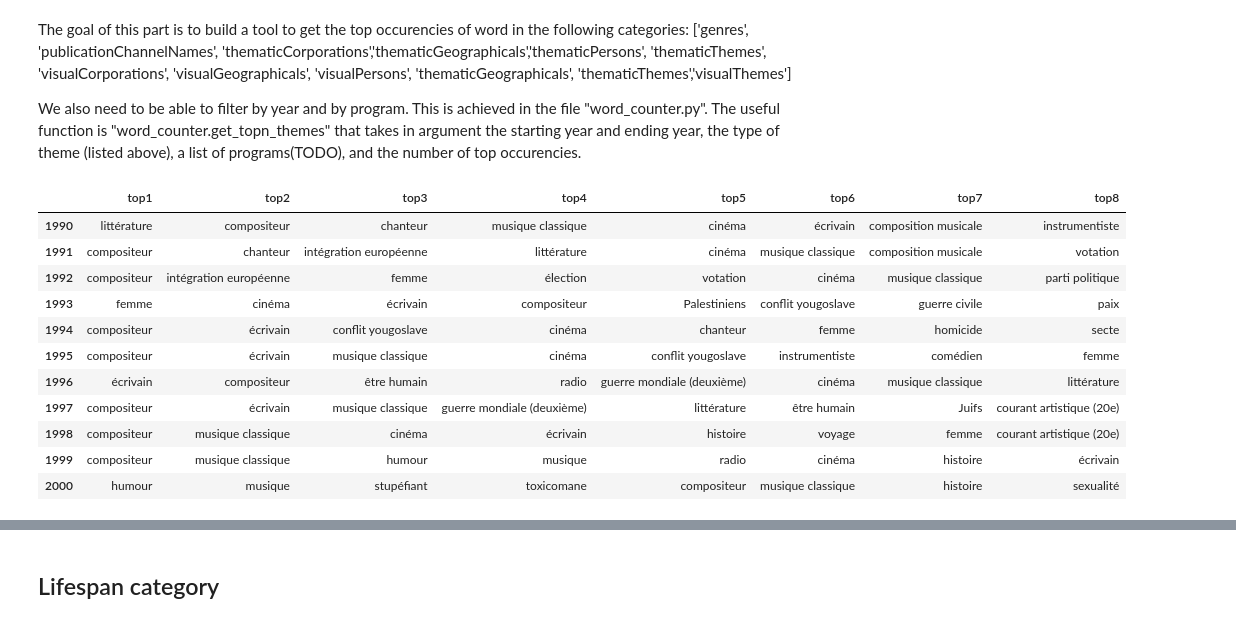
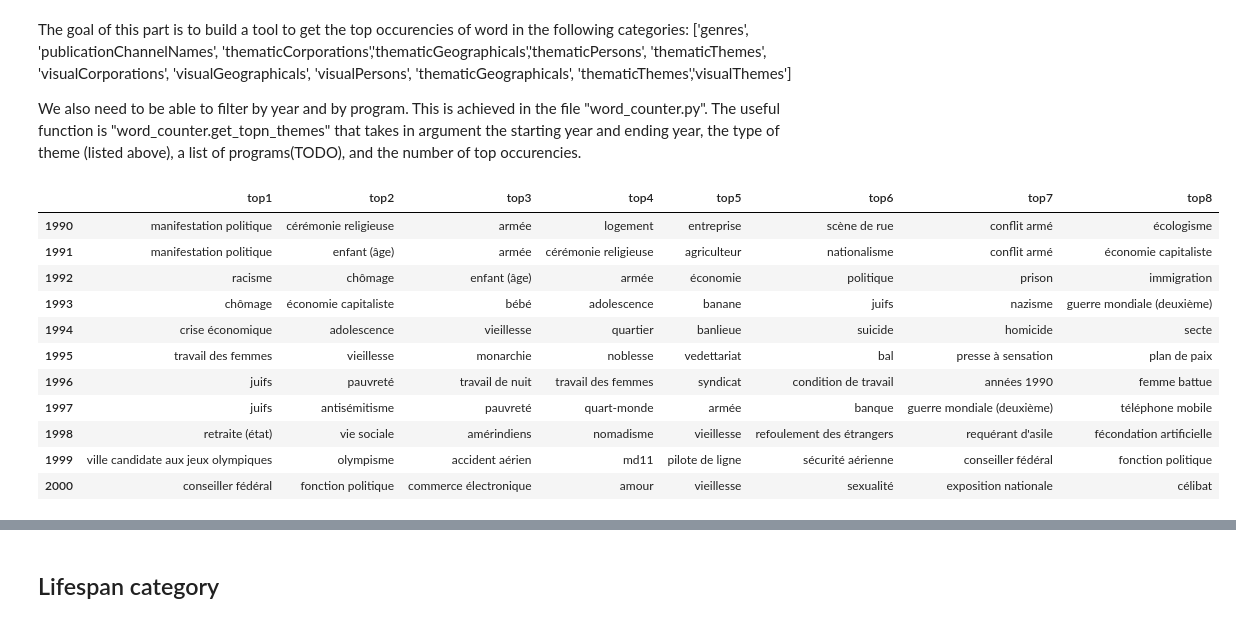
Before and after one commit to m-yaghini/ada17, a Jupyter notebook: project-master/code/MainExploratoryAnalysisLW.ipynb, the cells around one changed output, grey strips where cells are left out. Saved outputs shown, nothing was run; the diff lists cells and outputs as text; code cells hidden in the pictures.

```diff
--- a/project-master/code/MainExploratoryAnalysisLW.ipynb
+++ b/project-master/code/MainExploratoryAnalysisLW.ipynb
@@ -166,20 +173,20 @@ import word_counter
 WC = word_counter.word_counter(df_without_date_outliers)
 # %%
 # this is an example of the top 8 "thematicThemes" of "Temps présent" between 1990 and 2000
-WC.get_topn_themes(1990,2000,'thematicThemes',n_top=8)
+WC.get_topn_themes(1990,2000,'thematicThemes', 'Temps présent',n_top=8)
 # %% [output]
 |  | top1 | top2 | top3 | top4 | top5 | top6 | top7 | top8 |
-| 1990 | littérature | compositeur | chanteur | musique classique | cinéma | écrivain | composition musicale | instrumentiste |
-| 1991 | compositeur | chanteur | intégration européenne | littérature | cinéma | musique classique | composition musicale | votation |
-| 1992 | compositeur | intégration européenne | femme | élection | votation | cinéma | musique classique | parti politique |
-| 1993 | femme | cinéma | écrivain | compositeur | Palestiniens | conflit yougoslave | guerre civile | paix |
-| 1994 | compositeur | écrivain | conflit yougoslave | cinéma | chanteur | femme | homicide | secte |
-| 1995 | compositeur | écrivain | musique classique | cinéma | conflit yougoslave | instrumentiste | comédien | femme |
-| 1996 | écrivain | compositeur | être humain | radio | guerre mondiale (deuxième) | cinéma | musique classique | littérature |
-| 1997 | compositeur | écrivain | musique classique | guerre mondiale (deuxième) | littérature | être humain | Juifs | courant artistique (20e) |
-| 1998 | compositeur | musique classique | cinéma | écrivain | histoire | voyage | femme | courant artistique (20e) |
-| 1999 | compositeur | musique classique | humour | musique | radio | cinéma | histoire | écrivain |
-| 2000 | humour | musique | stupéfiant | toxicomane | compositeur | musique classique | histoire | sexualité |
+| 1990 | manifestation politique | cérémonie religieuse | armée | logement | entreprise | scène de rue | conflit armé | écologisme |
+| 1991 | manifestation politique | enfant (âge) | armée | cérémonie religieuse | agriculteur | nationalisme | conflit armé | économie capitaliste |
+| 1992 | racisme | chômage | enfant (âge) | armée | économie | politique | prison | immigration |
+| 1993 | chômage | économie capitaliste | bébé | adolescence | banane | juifs | nazisme | guerre mondiale (deuxième) |
+| 1994 | crise économique | adolescence | vieillesse | quartier | banlieue | suicide | homicide | secte |
+| 1995 | travail des femmes | vieillesse | monarchie | noblesse | vedettariat | bal | presse à sensation | plan de paix |
+| 1996 | juifs | pauvreté | travail de nuit | travail des femmes | syndicat | condition de travail | années 1990 | femme battue |
+| 1997 | juifs | antisémitisme | pauvreté | quart-monde | armée | banque | guerre mondiale (deuxième) | téléphone mobile |
+| 1998 | retraite (état) | vie sociale | amérindiens | nomadisme | vieillesse | refoulement des étrangers | requérant d'asile | fécondation artificielle |
+| 1999 | ville candidate aux jeux olympiques | olympisme | accident aérien | md11 | pilote de ligne | sécurité aérienne | conseiller fédéral | fonction politique |
+| 2000 | conseiller fédéral | fonction politique | commerce électronique | amour | vieillesse | sexualité | exposition nationale | célibat |
 # %%
 # this is an example of the top 5 "thematicThemes" of all programs between 1935 and 1950
 WC.get_topn_themes(1935, 1950, 'thematicThemes',n_top=5)
```
Also changed, not shown: parts of 24 cells of this notebook, 2 other files.
